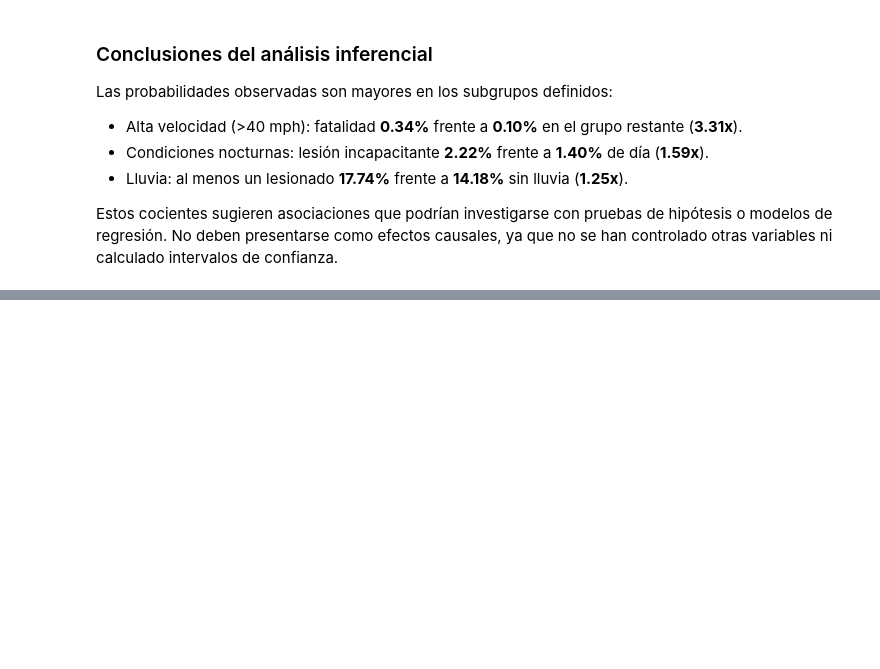
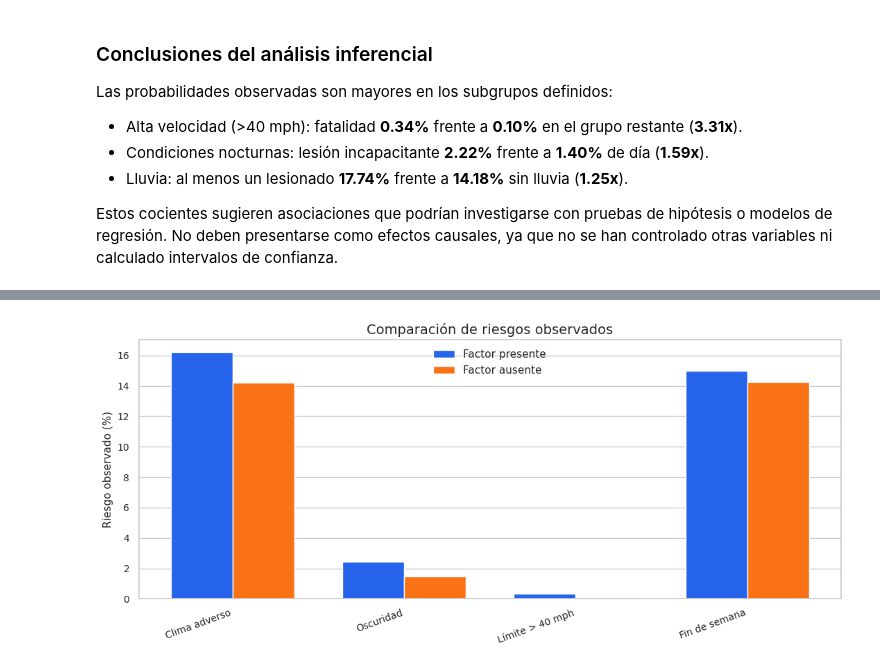
Before and after one commit to JaviiDrako/chicago-traffic-crashes-analytics-dashboard, a Jupyter notebook: chicago_traffic_crashes_analysis.ipynb, the cells around one changed output, grey strips where cells are left out. Drawn from its saved outputs; the diff is of its cells as text; code cells hidden in the pictures; blank space fills up the shorter version.

```diff
--- a/chicago_traffic_crashes_analysis.ipynb
+++ b/chicago_traffic_crashes_analysis.ipynb
@@ -1683,0 +1832,18 @@ Estos cocientes sugieren asociaciones que podrían investigarse con pruebas de h
+# %%
+def compare_binary_event(data, factor, outcome, factor_label, outcome_label):
+    present = data[data[factor].fillna(False)]
+    absent = data[~data[factor].fillna(False)]
+    a = int(present[outcome].sum())
+    b = int(len(present) - a)
+    c = int(absent[outcome].sum())
+    d = int(len(absent) - c)
+    risk_present = a / len(present) if len(present) else np.nan
+    risk_absent = c / len(absent) if len(absent) else np.nan
+    return {"Factor": factor_label, "Evento": outcome_label, "n factor presente": len(present), "n factor ausente": len(absent), "Riesgo con factor": risk_present, "Riesgo sin factor": risk_absent, "Diferencia absoluta": risk_present - risk_absent, "Riesgo relativo": risk_present / risk_absent if risk_absent else np.nan, "Odds ratio": (a * d) / (b * c) if b > 0 and c > 0 else np.nan}
+comparisons = pd.DataFrame([
+    compare_binary_event(analysis, "is_bad_weather", "has_injury", "Clima adverso", "Al menos un lesionado"),
+    compare_binary_event(analysis, "is_dark", "is_severe", "Oscuridad", "Lesión grave o fatal"),
+    compare_binary_event(analysis, "high_speed", "is_fatal", "Límite > 40 mph", "Fatalidad"),
+    compare_binary_event(analysis, "is_weekend", "has_injury", "Fin de semana", "Al menos un lesionado"),
+])
+comparisons.style.format({"Riesgo con factor": "{:.2%}", "Riesgo sin factor": "{:.2%}", "Diferencia absoluta": "{:.2%}", "Riesgo relativo": "{:.2f}x", "Odds ratio": "{:.2f}x"})
@@ -1683,0 +1862,19 @@ Estos cocientes sugieren asociaciones que podrían investigarse con pruebas de h
+# %%
+risk_plot = comparisons.copy()
+risk_plot["Riesgo con factor (%)"] = risk_plot["Riesgo con factor"] * 100
+risk_plot["Riesgo sin factor (%)"] = risk_plot["Riesgo sin factor"] * 100
+x = np.arange(len(risk_plot))
+width = 0.36
+fig, ax = plt.subplots(figsize=(11, 5))
+ax.bar(x - width / 2, risk_plot["Riesgo con factor (%)"], width, label="Factor presente", color=PALETTE[0])
+ax.bar(x + width / 2, risk_plot["Riesgo sin factor (%)"], width, label="Factor ausente", color=PALETTE[1])
+ax.set_title("Comparación de riesgos observados")
+ax.set_ylabel("Riesgo observado (%)")
+ax.set_xticks(x)
+ax.set_xticklabels(risk_plot["Factor"], rotation=20, ha="right")
+ax.legend()
+ax.grid(axis="x", visible=False)
+fig.tight_layout()
+plt.show()
+# %% [output]
+[figure, added]
```
Also changed, not shown: parts of 19 cells of this notebook.
